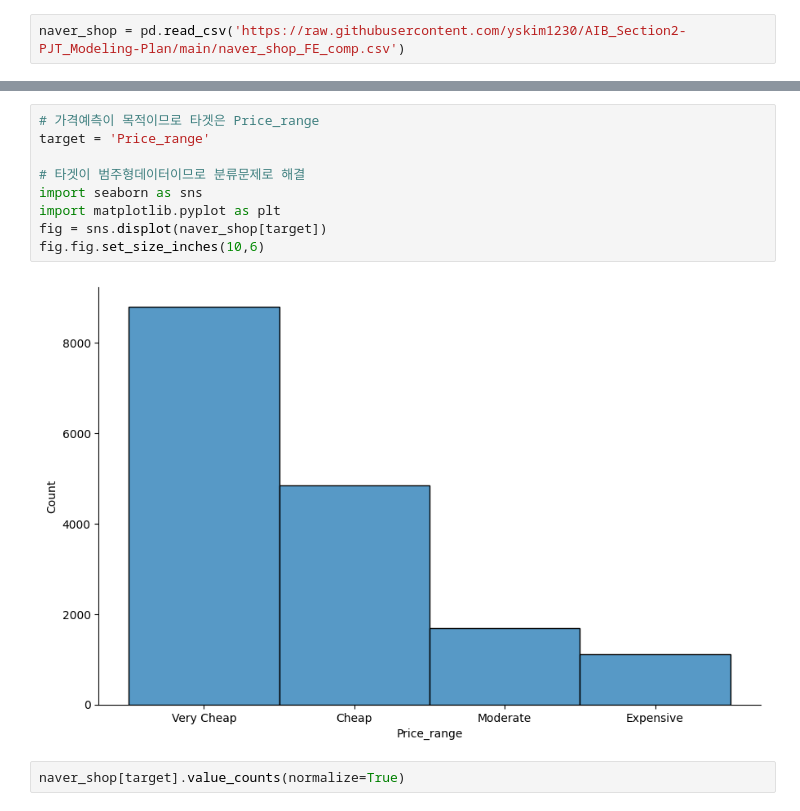
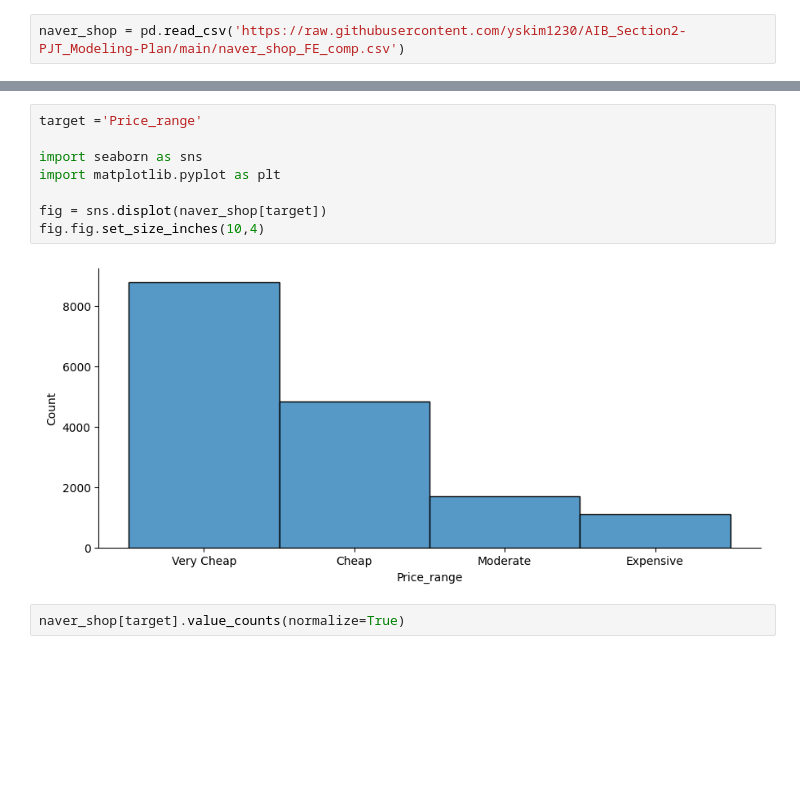
Before and after one commit to yskim1230/AIB_Section2-PJT_Modeling-Plan, a Jupyter notebook: Section_2_Project_modeling(tree_base).ipynb, the cells around one changed output, grey strips where cells are left out. Cells and saved outputs as stored; diff of their text form; blank space fills up the shorter version.

```diff
--- a/Section_2_Project_modeling(tree_base).ipynb
+++ b/Section_2_Project_modeling(tree_base).ipynb
@@ -62,14 +66,13 @@ naver_shop
 # %%
-# 가격예측이 목적이므로 타겟은 Price_range
-target = 'Price_range'
+target ='Price_range'
 
-# 타겟이 범주형데이터이므로 분류문제로 해결
 import seaborn as sns
 import matplotlib.pyplot as plt
+
 fig = sns.displot(naver_shop[target])
-fig.fig.set_size_inches(10,6)
+fig.fig.set_size_inches(10,4)
 # %% [output]
-[figure, old version]
+[figure, new version]
 # %%
 naver_shop[target].value_counts(normalize=True)
 # %% [output]
```
Also changed, not shown: parts of 25 cells of this notebook.
